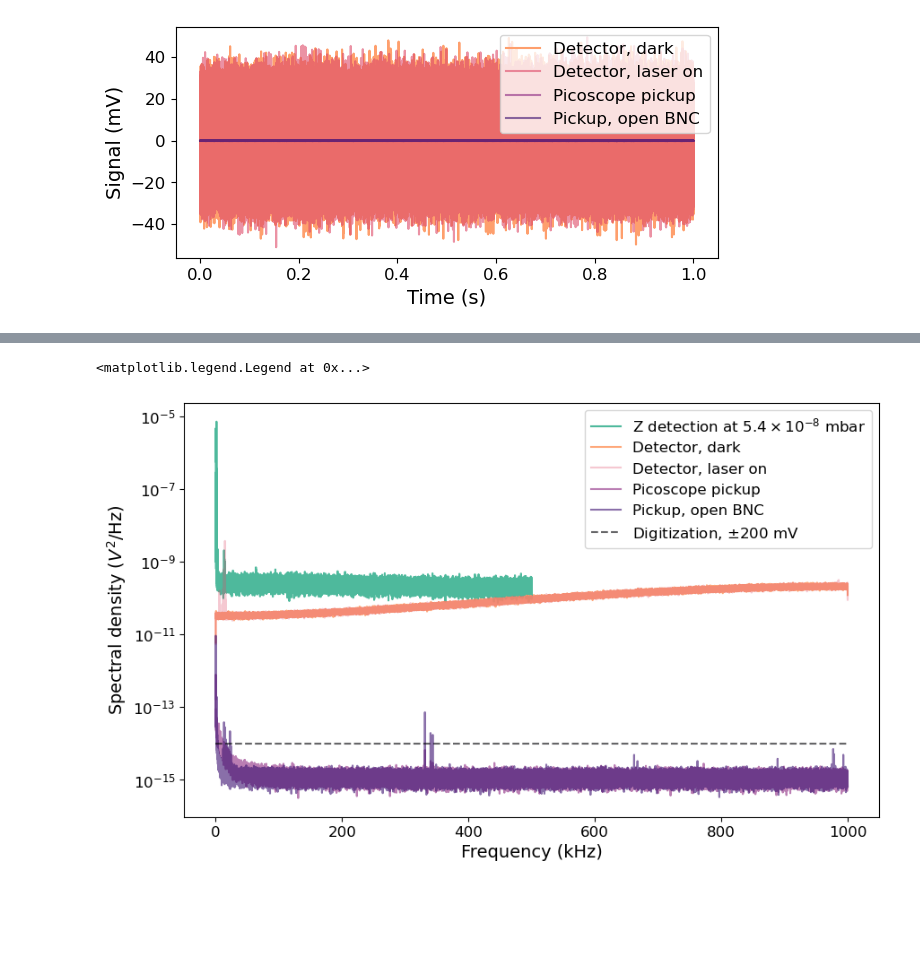
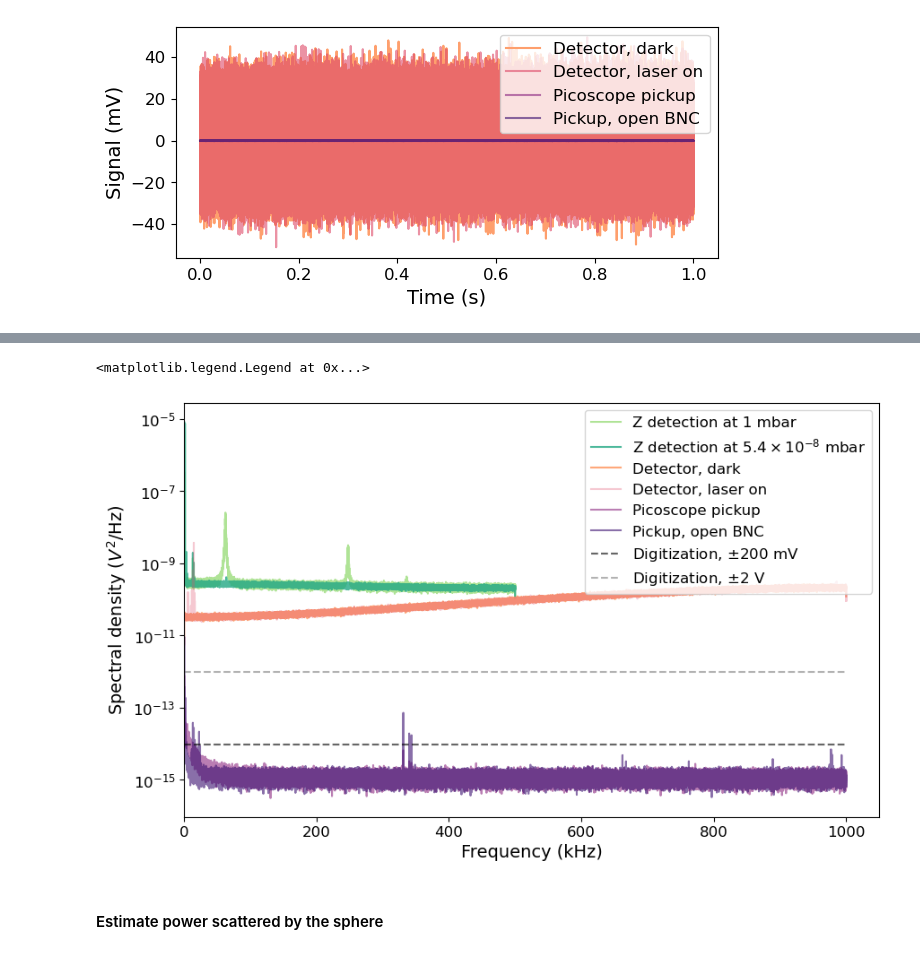
Before and after one commit to yuhants/Nanospheres, a Jupyter notebook: Analysis/20240618_noise_analysis.ipynb, the cells around one changed output, grey strips where cells are left out. Cells and saved outputs as stored; diff of their text form; code cells hidden in the pictures; blank space fills up the shorter version.

```diff
--- a/Analysis/20240618_noise_analysis.ipynb
+++ b/Analysis/20240618_noise_analysis.ipynb
@@ -58,30 +59,65 @@ for f in file_list:
     zz_list.append(zz[0])
     dt = dtt
 zz_timestream = np.concatenate(zz_list)
+# %%
+data_dir = r"D:\calibration"
+prefix = r'20240617_1e_50vp2p_89khz_5_4e-8mbar'
+file_list = glob.glob(f"{data_dir}\{prefix}\*.mat")
+
+# Join 10 seconds of data together
+dt_driven = 0
+zz_list = []
+for f in file_list:
+    dtt_driven, tt_driven, zz_driven = load_timestreams(f)
+    zz_list.append(zz[0])
+    dt_driven = dtt_driven
+zz_timestream_driven = np.concatenate(zz_list)
+# %%
+data_dir = r"D:\calibration"
+prefix = r"20240616_charge_calibration_1mbar\20240616_nodrive"
+file_list = glob.glob(f"{data_dir}\{prefix}\*.mat")
+
+dt_1mbar = 0
+zz_list = []
+for f in file_list:
+    dtt_1mbar, tt, zz = load_timestreams(f)
+    zz_list.append(zz[0])
+    dt_1mbar = dtt
+zz_timestream_1mbar = np.concatenate(zz_list)
 # %%
 ff0, pp0 = get_psd(dt0, None, nn0[0])
 ff1, pp1 = get_psd(dt1, None, nn1[0])
 ff2, pp2 = get_psd(dt2, None, nn2[0])
 ff3, pp3 = get_psd(dt3, None, nn3[0])
 
-ff, pp = get_psd(dtt, None, zz_timestream)
+ff, pp = get_psd(dt, None, zz_timestream)
+ff_driven, pp_driven = get_psd(dt_driven, None, zz_timestream_driven)
+ff_1mbar, pp_1mbar = get_psd(dt_1mbar, None, zz_timestream_1mbar)
 # %%
 adc_err = 400e-3/(2**12)
 adc_pp = adc_err**2 / 1e6  # Assume 1 MHz bandwidth and white
+
+adc_err_pm2v = 4/(2**12)
+adc_pp_pm2v = adc_err_pm2v**2 / 1e6  # Assume 1 MHz bandwidth and white
 # %%
 plt.figure(figsize=(10, 6))
 
+plt.plot(ff_1mbar/1000, pp_1mbar, label=r'Z detection at 1 mbar', color='#7ad151', alpha=0.6)
 plt.plot(ff/1000, pp, label=r'Z detection at $5.4 \times 10^{-8}$ mbar', color='#22a884', alpha=0.8)
 plt.plot(ff0/1000, pp0, label='Detector, dark', alpha=0.9)
 plt.plot(ff1/1000, pp1, label='Detector, laser on', alpha=0.3)
 plt.plot(ff2/1000, pp2, label='Picoscope pickup', alpha=0.6)
 plt.plot(ff3/1000, pp3, label='Pickup, open BNC', alpha=0.6)
-plt.plot(np.arange(1000), np.full(1000, adc_pp), '--', label=r'Digitization, $\pm 200$ mV', alpha=0.6)
+plt.plot(np.arange(1000), np.full(1000, adc_pp), 'k--', label=r'Digitization, $\pm 200$ mV', alpha=0.6)
+plt.plot(np.arange(1000), np.full(1000, adc_pp_pm2v), '--', color='grey', label=r'Digitization, $\pm 2$ V', alpha=0.6)
 
+plt.xlim(0)
 plt.xlabel('Frequency (kHz)')
 plt.ylabel('Spectral density ($V^2$/Hz)')
 plt.yscale('log')
 plt.legend(loc='upper right')
 # %% [output]
 <matplotlib.legend.Legend at 0x...>
-[figure, old version]
+[figure, new version]
+# %% [markdown]
+#### Estimate power scattered by the sphere
```
Also changed, not shown: parts of 26 cells of this notebook, 1 other file.
